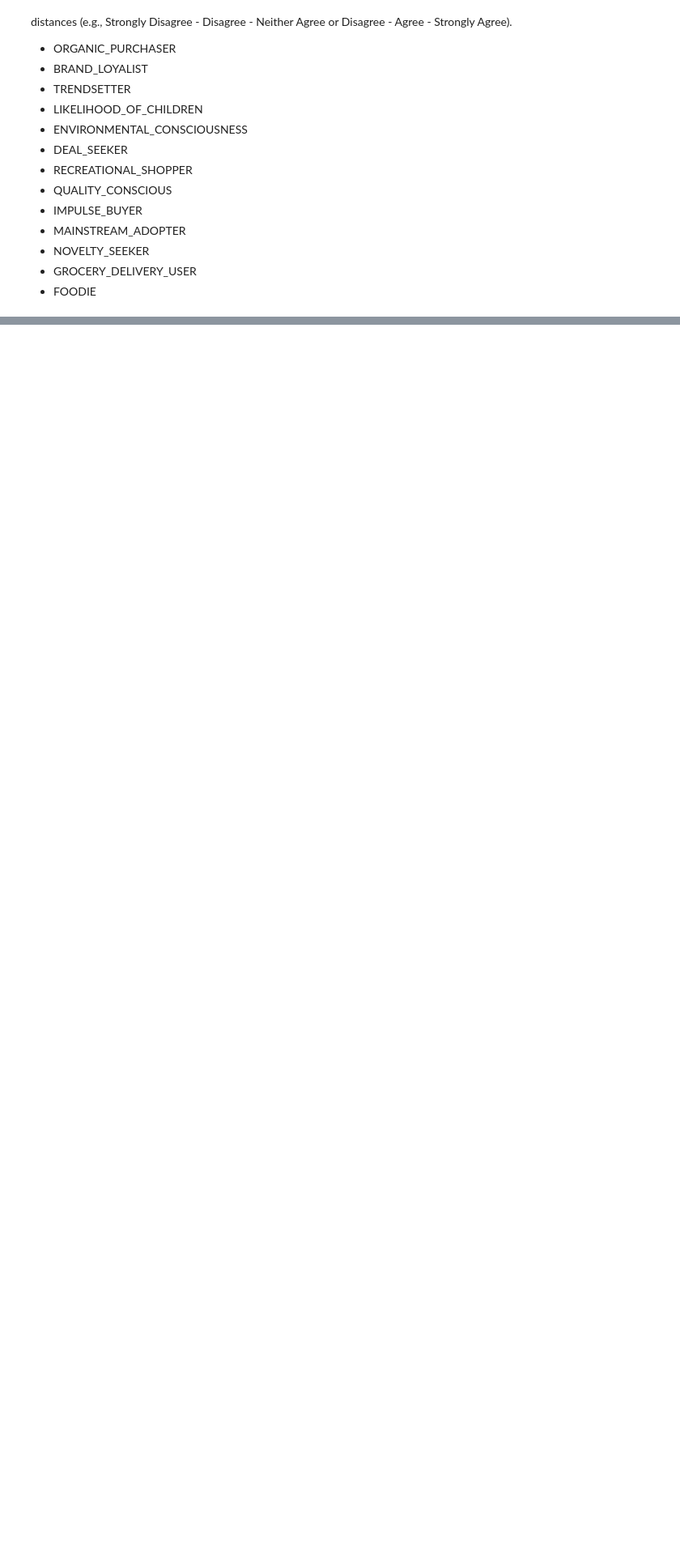
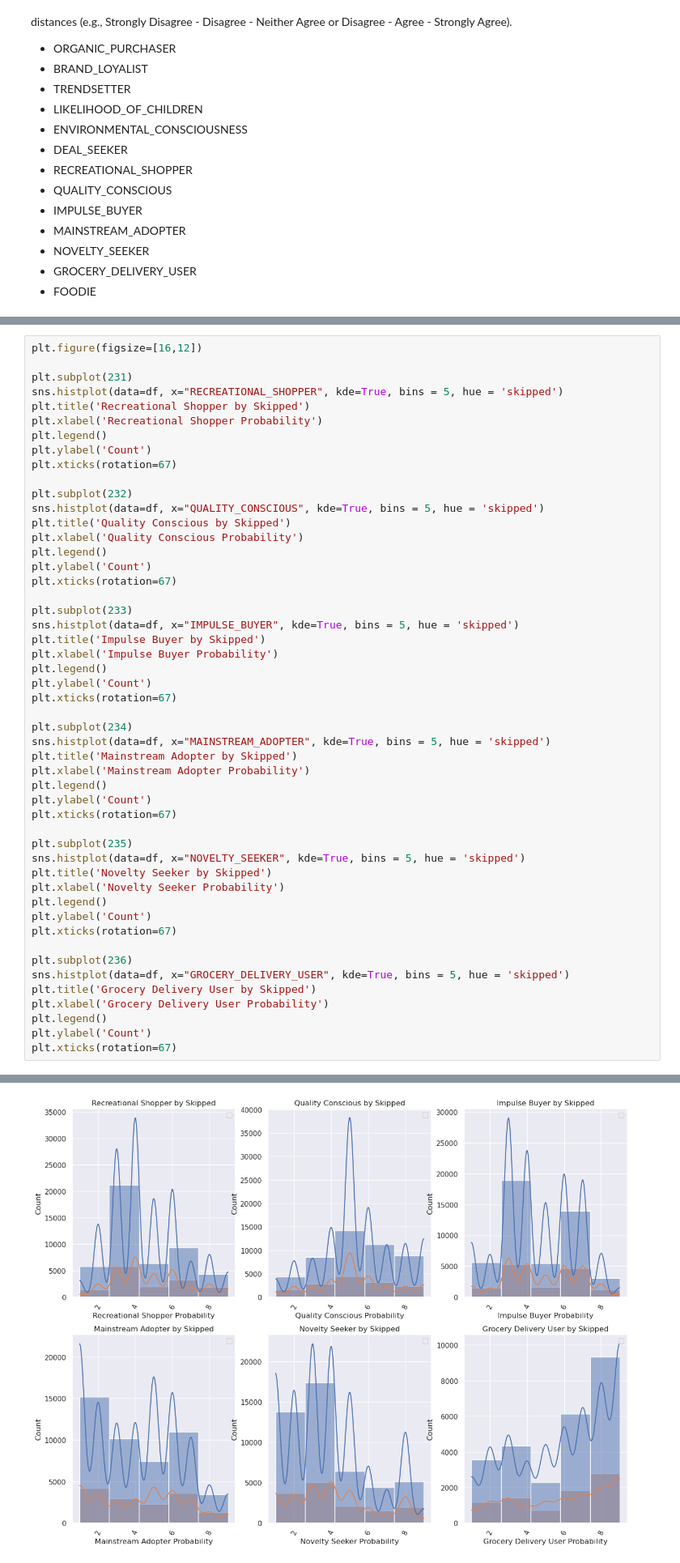
Before and after one commit to mindyng/Take-Homes, a Jupyter notebook: tovala2.ipynb, the cells around one changed output, grey strips where cells are left out. Shown at 81% size. Saved outputs shown, nothing was run; the diff lists cells and outputs as text; blank space fills up the shorter version.

```diff
--- a/tovala2.ipynb
+++ b/tovala2.ipynb
@@ -1019,0 +1080,51 @@ Allows use of parametrics statistics (which assume a normal distribution). Inter
+# %%
+plt.figure(figsize=[16,12])
+
+plt.subplot(231)
+sns.histplot(data=df, x="RECREATIONAL_SHOPPER", kde=True, bins = 5, hue = 'skipped')
+plt.title('Recreational Shopper by Skipped')
+plt.xlabel('Recreational Shopper Probability')
+plt.legend()
+plt.ylabel('Count')
+plt.xticks(rotation=67)
+
+plt.subplot(232)
+sns.histplot(data=df, x="QUALITY_CONSCIOUS", kde=True, bins = 5, hue = 'skipped')
+plt.title('Quality Conscious by Skipped')
+plt.xlabel('Quality Conscious Probability')
+plt.legend()
+plt.ylabel('Count')
+plt.xticks(rotation=67)
+
+plt.subplot(233)
+sns.histplot(data=df, x="IMPULSE_BUYER", kde=True, bins = 5, hue = 'skipped')
+plt.title('Impulse Buyer by Skipped')
+plt.xlabel('Impulse Buyer Probability')
+plt.legend()
+plt.ylabel('Count')
+plt.xticks(rotation=67)
+
+plt.subplot(234)
+sns.histplot(data=df, x="MAINSTREAM_ADOPTER", kde=True, bins = 5, hue = 'skipped')
+plt.title('Mainstream Adopter by Skipped')
+plt.xlabel('Mainstream Adopter Probability')
+plt.legend()
+plt.ylabel('Count')
+plt.xticks(rotation=67)
+
+plt.subplot(235)
+sns.histplot(data=df, x="NOVELTY_SEEKER", kde=True, bins = 5, hue = 'skipped')
+plt.title('Novelty Seeker by Skipped')
+plt.xlabel('Novelty Seeker Probability')
+plt.legend()
+plt.ylabel('Count')
+plt.xticks(rotation=67)
+
+plt.subplot(236)
+sns.histplot(data=df, x="GROCERY_DELIVERY_USER", kde=True, bins = 5, hue = 'skipped')
+plt.title('Grocery Delivery User by Skipped')
+plt.xlabel('Grocery Delivery User Probability')
+plt.legend()
+plt.ylabel('Count')
+plt.xticks(rotation=67)
+# %% [output]
@@ -1019,0 +1138 @@ Allows use of parametrics statistics (which assume a normal distribution). Inter
+[figure, added]
```
Also changed, not shown: parts of 24 cells of this notebook.
